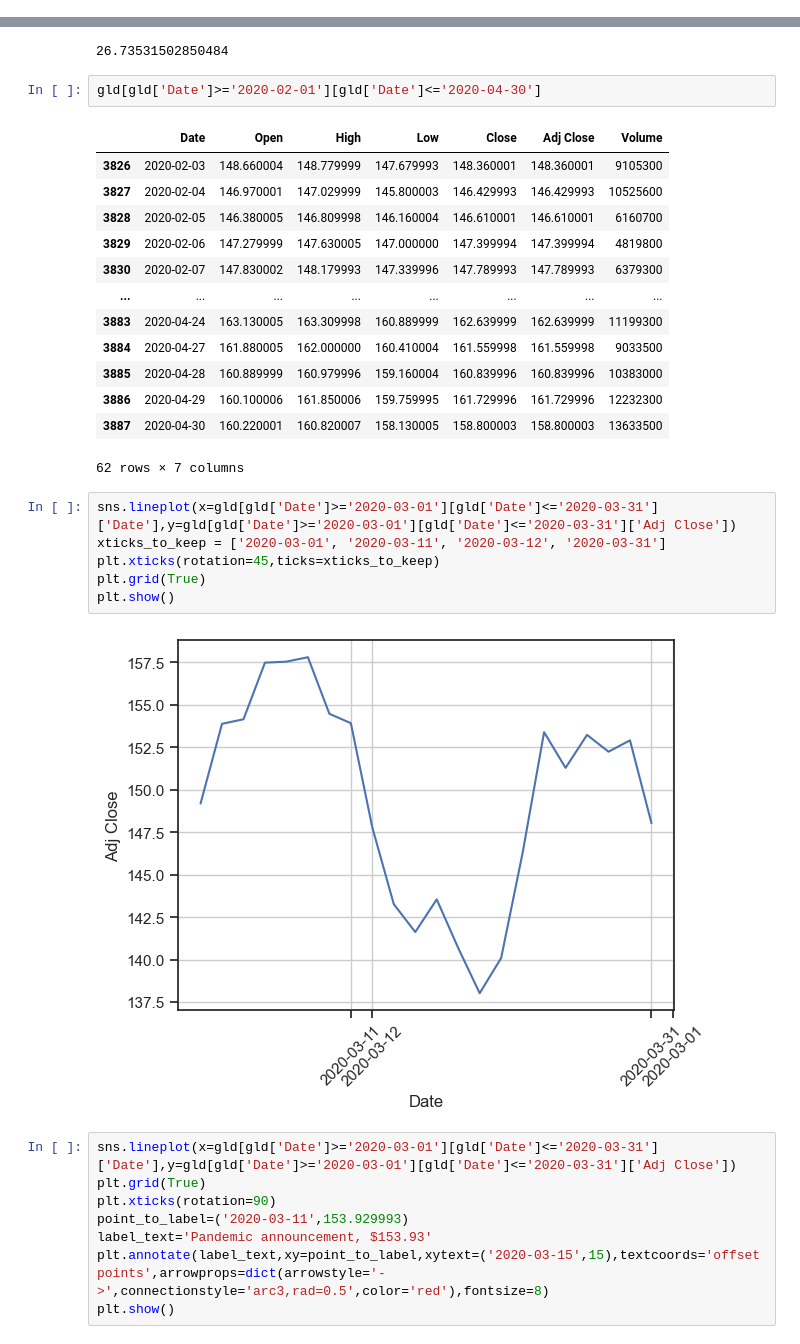
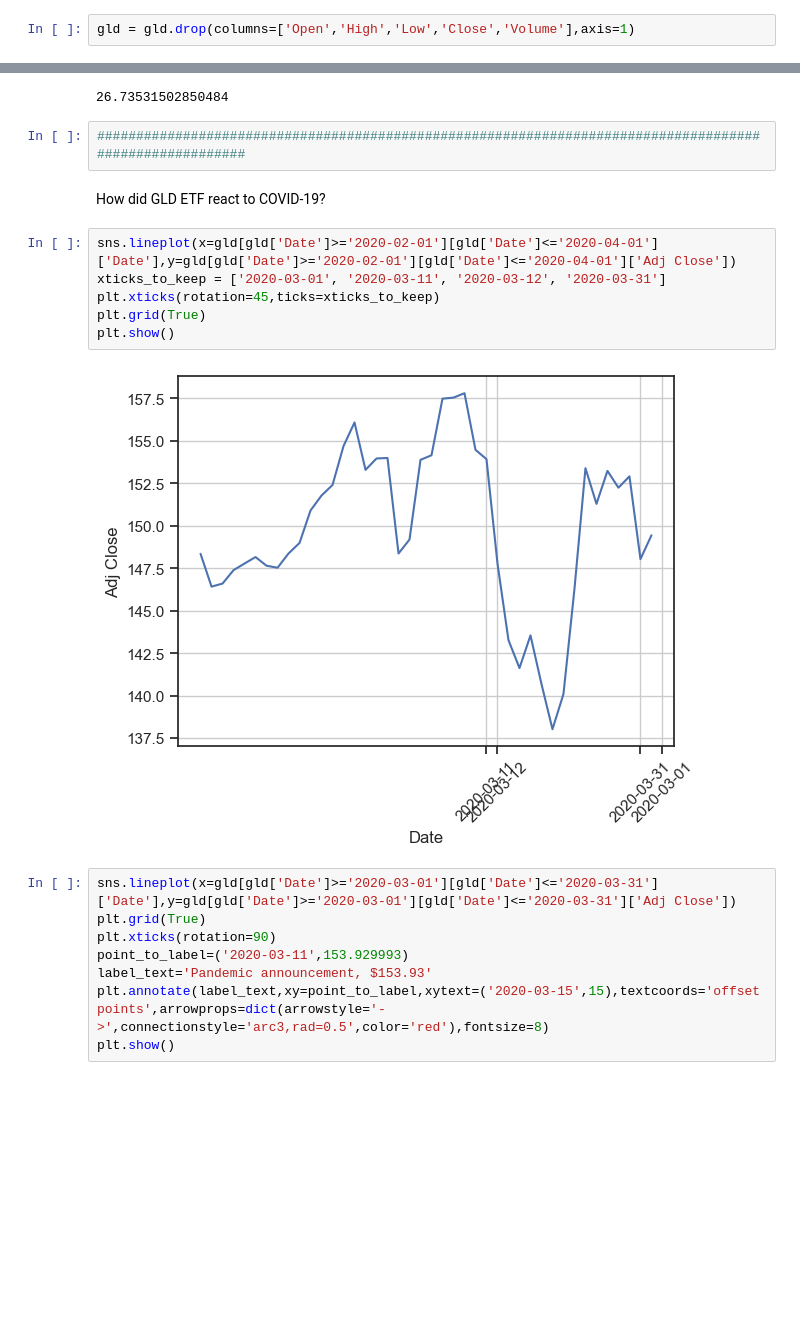
Before and after one commit to rushichokshi/Investment-Analysis, a Jupyter notebook: notebooks/gld.ipynb, the cells around one changed output, grey strips where cells are left out. Cells and saved outputs as stored; diff of their text form; blank space fills up the shorter version.

```diff
--- a/notebooks/gld.ipynb
+++ b/notebooks/gld.ipynb
@@ -12,0 +9,2 @@ gld_monthly = pd.read_csv('../data/gld_monthly.csv')
+# %%
+gld = gld.drop(columns=['Open','High','Low','Close','Volume'],axis=1)
@@ -57,30 +57,18 @@ statistics.stdev(gld[gld['Date']>='2019-02-20']['Adj Close'])
 statistics.stdev(gld[gld['Date']>='2014-02-20']['Adj Close'])
 # %% [output]
 26.73531502850484
-# %%
-gld[gld['Date']>='2020-02-01'][gld['Date']<='2020-04-30']
-# %% [output]
-|  | Date | Open | High | Low | Close | Adj Close | Volume |
-| 3826 | 2020-02-03 | 148.660004 | 148.779999 | 147.679993 | 148.360001 | 148.360001 | 9105300 |
-| 3827 | 2020-02-04 | 146.970001 | 147.029999 | 145.800003 | 146.429993 | 146.429993 | 10525600 |
-| 3828 | 2020-02-05 | 146.380005 | 146.809998 | 146.160004 | 146.610001 | 146.610001 | 6160700 |
-| 3829 | 2020-02-06 | 147.279999 | 147.630005 | 147.000000 | 147.399994 | 147.399994 | 4819800 |
-| 3830 | 2020-02-07 | 147.830002 | 148.179993 | 147.339996 | 147.789993 | 147.789993 | 6379300 |
-| ... | ... | ... | ... | ... | ... | ... | ... |
-| 3883 | 2020-04-24 | 163.130005 | 163.309998 | 160.889999 | 162.639999 | 162.639999 | 11199300 |
-| 3884 | 2020-04-27 | 161.880005 | 162.000000 | 160.410004 | 161.559998 | 161.559998 | 9033500 |
-| 3885 | 2020-04-28 | 160.889999 | 160.979996 | 159.160004 | 160.839996 | 160.839996 | 10383000 |
-| 3886 | 2020-04-29 | 160.100006 | 161.850006 | 159.759995 | 161.729996 | 161.729996 | 12232300 |
-| 3887 | 2020-04-30 | 160.220001 | 160.820007 | 158.130005 | 158.800003 | 158.800003 | 13633500 |
-62 rows × 7 columns
+# %%
+########################################################################################################
+# %% [markdown]
+How did GLD ETF react to COVID-19?
 # %%
-sns.lineplot(x=gld[gld['Date']>='2020-03-01'][gld['Date']<='2020-03-31']['Date'],y=gld[gld['Date']>='2020-03-01'][gld['Date']<='2020-03-31']['Adj Close'])
+sns.lineplot(x=gld[gld['Date']>='2020-02-01'][gld['Date']<='2020-04-01']['Date'],y=gld[gld['Date']>='2020-02-01'][gld['Date']<='2020-04-01']['Adj Close'])
 xticks_to_keep = ['2020-03-01', '2020-03-11', '2020-03-12', '2020-03-31']
 plt.xticks(rotation=45,ticks=xticks_to_keep)
 plt.grid(True)
 plt.show()
 # %% [output]
-[figure, old version]
+[figure, new version]
 # %%
 sns.lineplot(x=gld[gld['Date']>='2020-03-01'][gld['Date']<='2020-03-31']['Date'],y=gld[gld['Date']>='2020-03-01'][gld['Date']<='2020-03-31']['Adj Close'])
 plt.grid(True)
```
Also changed, not shown: parts of 3 cells of this notebook, 2 other files.
